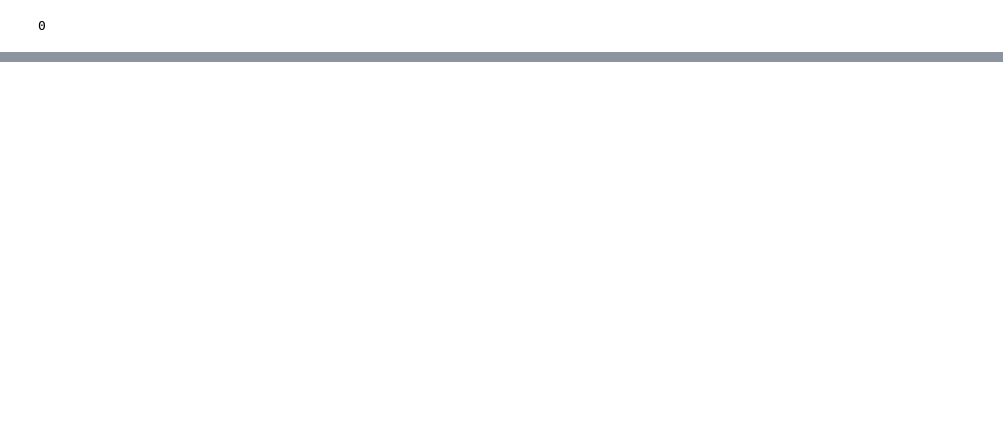
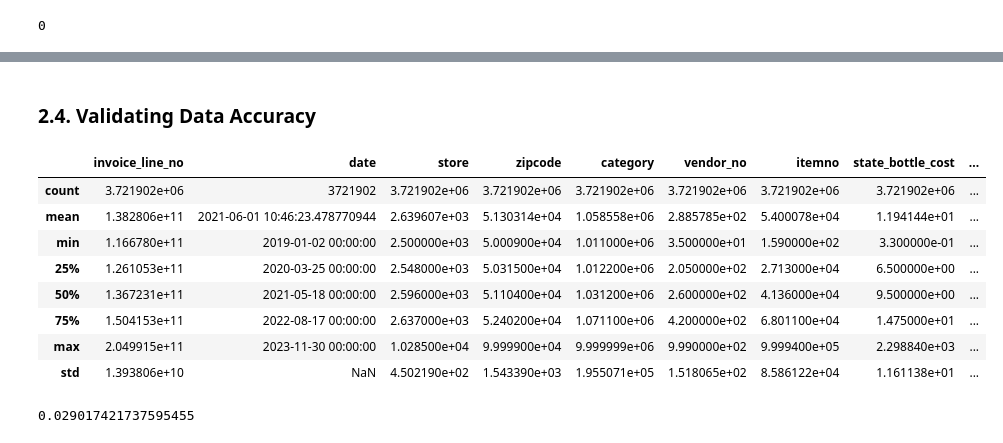
Before and after one commit to MarcelMetrics/hyvee-iowa-liquor-sales-insight, a Jupyter notebook: 02_HyVee_Sales_Data_Transformation.ipynb, the cells around one changed output, grey strips where cells are left out. Saved outputs shown, nothing was run; the diff lists cells and outputs as text; code cells hidden in the pictures; blank space fills up the shorter version.

Commit message:
Feature engineering
Wrapping up data type conversion and creating a feature displaying store formats.

```diff
--- a/02_HyVee_Sales_Data_Transformation.ipynb
+++ b/02_HyVee_Sales_Data_Transformation.ipynb
@@ -180,6 +197,0 @@ IndexError: single positional indexer is out-of-bounds
-# %%
-# Create a new column with 'R' removed
-df['R_invoice_line_no'] = df['invoice_line_no'].apply(lambda x: x[1:] if x.startswith('R') else x)
-
-# Check for duplicates in the modified column
-df['R_invoice_line_no'].duplicated().sum()
@@ -188,3 +197,0 @@ df['R_invoice_line_no'].str[:4].unique()
-# %%
-df['R_invoice_line_no'] = df['R_invoice_line_no'].apply(lambda x: x[4:])
-df['R_invoice_line_no'].str[:1].unique()
@@ -193,4 +198,2 @@ df['R_invoice_line_no'].duplicated().sum()
-# %%
-df['invoice_line_no'] = df['R_invoice_line_no']
-df['invoice_line_no'] = df['invoice_line_no'].astype('int')
-df = df.drop(columns='R_invoice_line_no', axis=1)
+# %%
+df['invoice_line_no'] = df['invoice_line_no'].astype('int64')
@@ -211,0 +241,19 @@ safe_to_int(df, cols_to_int)
+# %% [markdown]
+### 2.4. Validating Data Accuracy
+# %%
+df.describe()
+# %% [output]
+|  | invoice_line_no | date | store | zipcode | category | vendor_no | itemno | state_bottle_cost | ... |
+| count | 3.721902e+06 | 3721902 | 3.721902e+06 | 3.721902e+06 | 3.721902e+06 | 3.721902e+06 | 3.721902e+06 | 3.721902e+06 | ... |
+| mean | 1.382806e+11 | 2021-06-01 10:46:23.478770944 | 2.639607e+03 | 5.130314e+04 | 1.058558e+06 | 2.885785e+02 | 5.400078e+04 | 1.194144e+01 | ... |
+| min | 1.166780e+11 | 2019-01-02 00:00:00 | 2.500000e+03 | 5.000900e+04 | 1.011000e+06 | 3.500000e+01 | 1.590000e+02 | 3.300000e-01 | ... |
+| 25% | 1.261053e+11 | 2020-03-25 00:00:00 | 2.548000e+03 | 5.031500e+04 | 1.012200e+06 | 2.050000e+02 | 2.713000e+04 | 6.500000e+00 | ... |
+| 50% | 1.367231e+11 | 2021-05-18 00:00:00 | 2.596000e+03 | 5.110400e+04 | 1.031200e+06 | 2.600000e+02 | 4.136000e+04 | 9.500000e+00 | ... |
+| 75% | 1.504153e+11 | 2022-08-17 00:00:00 | 2.637000e+03 | 5.240200e+04 | 1.071100e+06 | 4.200000e+02 | 6.801100e+04 | 1.475000e+01 | ... |
+| max | 2.049915e+11 | 2023-11-30 00:00:00 | 1.028500e+04 | 9.999900e+04 | 9.999999e+06 | 9.990000e+02 | 9.999400e+05 | 2.298840e+03 | ... |
+| std | 1.393806e+10 | NaN | 4.502190e+02 | 1.543390e+03 | 1.955071e+05 | 1.518065e+02 | 8.586122e+04 | 1.161138e+01 | ... |
+# %%
+# Check the percentage of rows where 'sale_bottles' is negative
+len(df[df['sale_bottles']<0])/len(df) * 100
+# %% [output]
+0.029017421737595455
```
Also changed, not shown: parts of 38 cells of this notebook, 1 other file.
